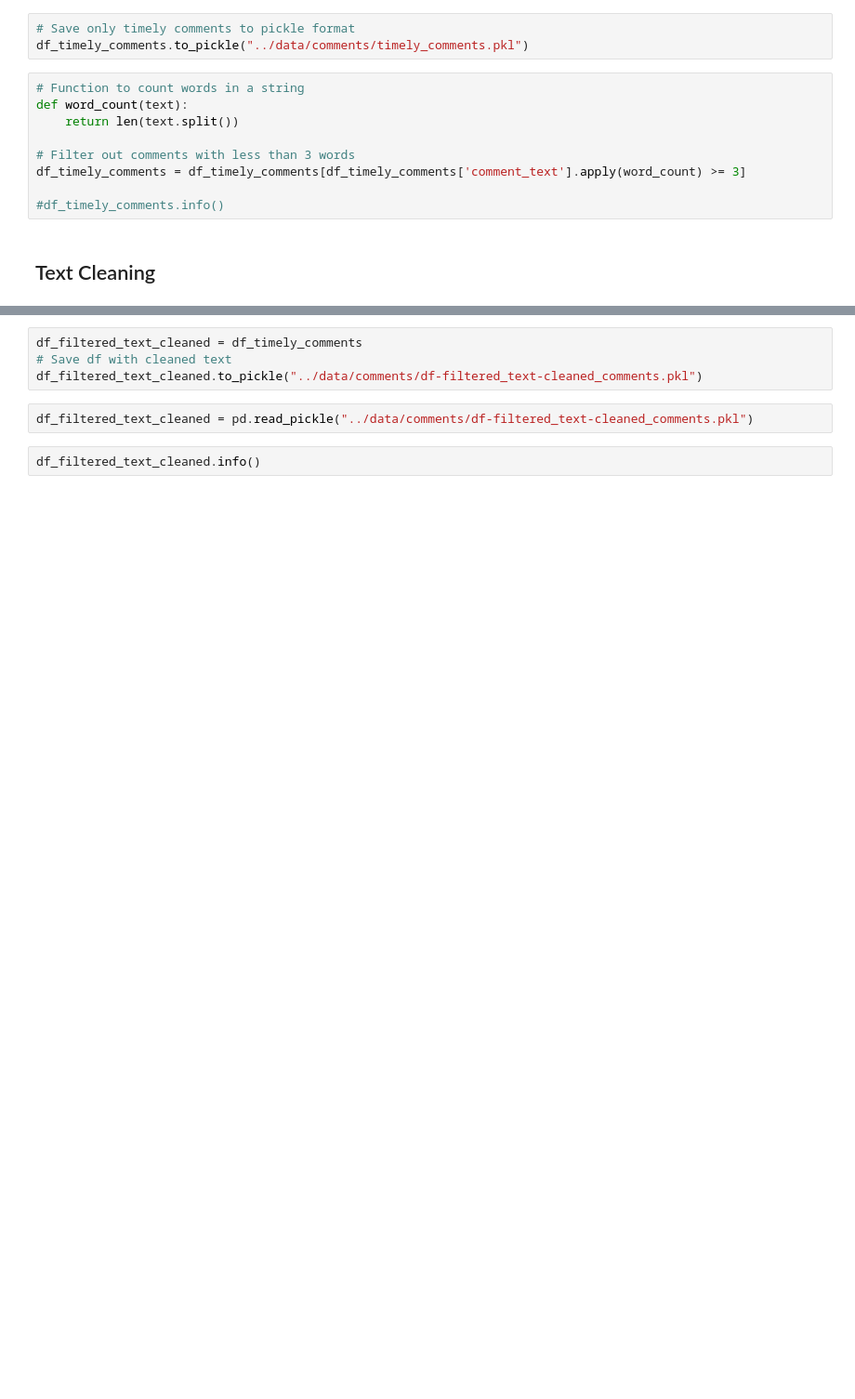
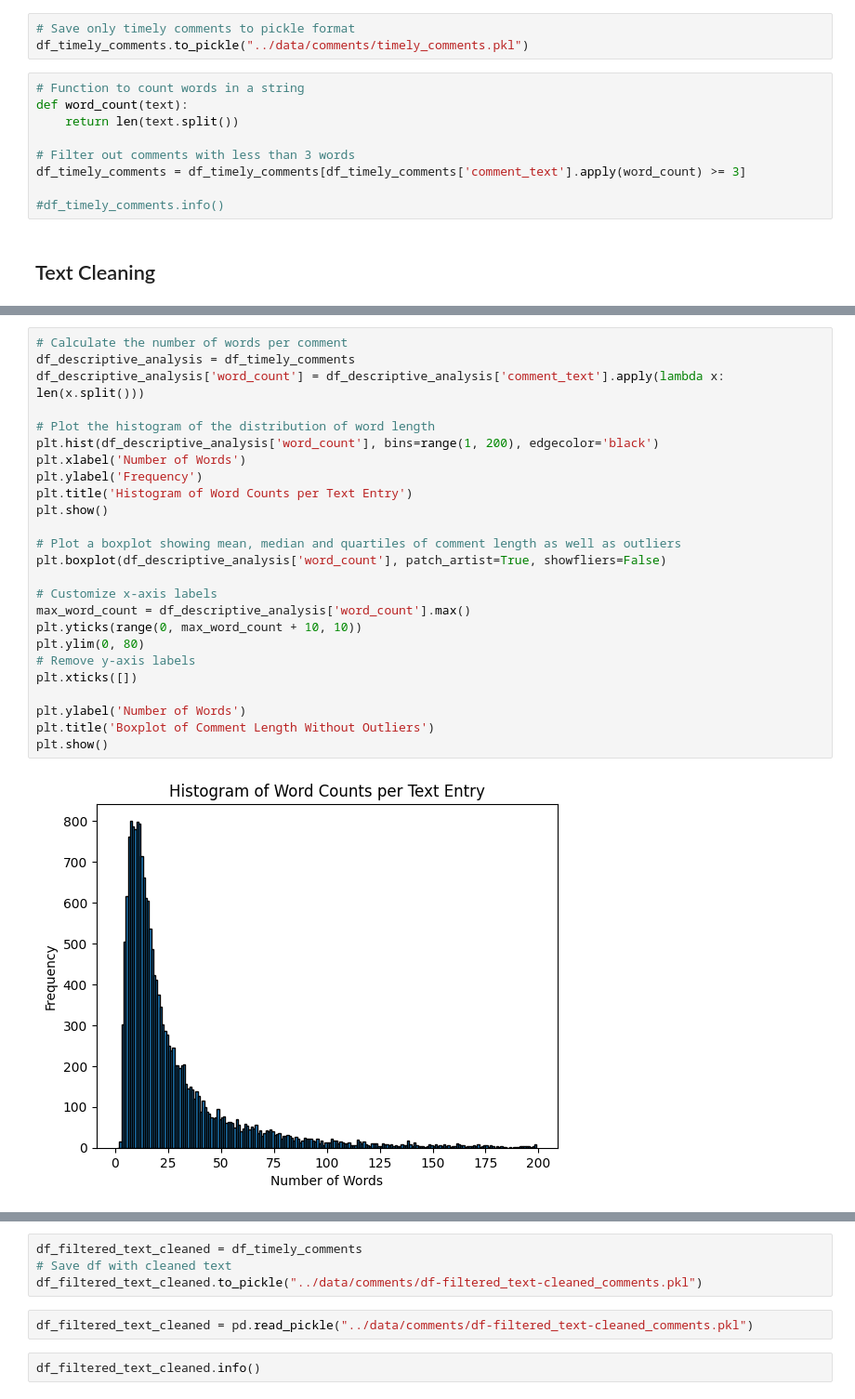
Before and after one commit to lorenzobehna/Social-Computing_Final-Project, a Jupyter notebook: code/data_filtering_and_cleaning.ipynb, the cells around one changed output, grey strips where cells are left out. Shown at 93% size. Saved outputs shown, nothing was run; the diff lists cells and outputs as text; blank space fills up the shorter version.

```diff
--- a/code/data_filtering_and_cleaning.ipynb
+++ b/code/data_filtering_and_cleaning.ipynb
@@ -109,0 +110,27 @@ df_timely_comments['comment_text'] = df_timely_comments['comment_text'].apply(no
+# %%
+# Calculate the number of words per comment
+df_descriptive_analysis = df_timely_comments
+df_descriptive_analysis['word_count'] = df_descriptive_analysis['comment_text'].apply(lambda x: len(x.split()))
+
+# Plot the histogram of the distribution of word length
+plt.hist(df_descriptive_analysis['word_count'], bins=range(1, 200), edgecolor='black')
+plt.xlabel('Number of Words')
+plt.ylabel('Frequency')
+plt.title('Histogram of Word Counts per Text Entry')
+plt.show()
+
+# Plot a boxplot showing mean, median and quartiles of comment length as well as outliers
+plt.boxplot(df_descriptive_analysis['word_count'], patch_artist=True, showfliers=False)
+
+# Customize x-axis labels
+max_word_count = df_descriptive_analysis['word_count'].max()
+plt.yticks(range(0, max_word_count + 10, 10))
+plt.ylim(0, 80)
+# Remove y-axis labels
+plt.xticks([])
+
+plt.ylabel('Number of Words')
+plt.title('Boxplot of Comment Length Without Outliers')
+plt.show()
+# %% [output]
+[figure, added]
```
Also changed, not shown: parts of 12 cells of this notebook, 19 other files.
